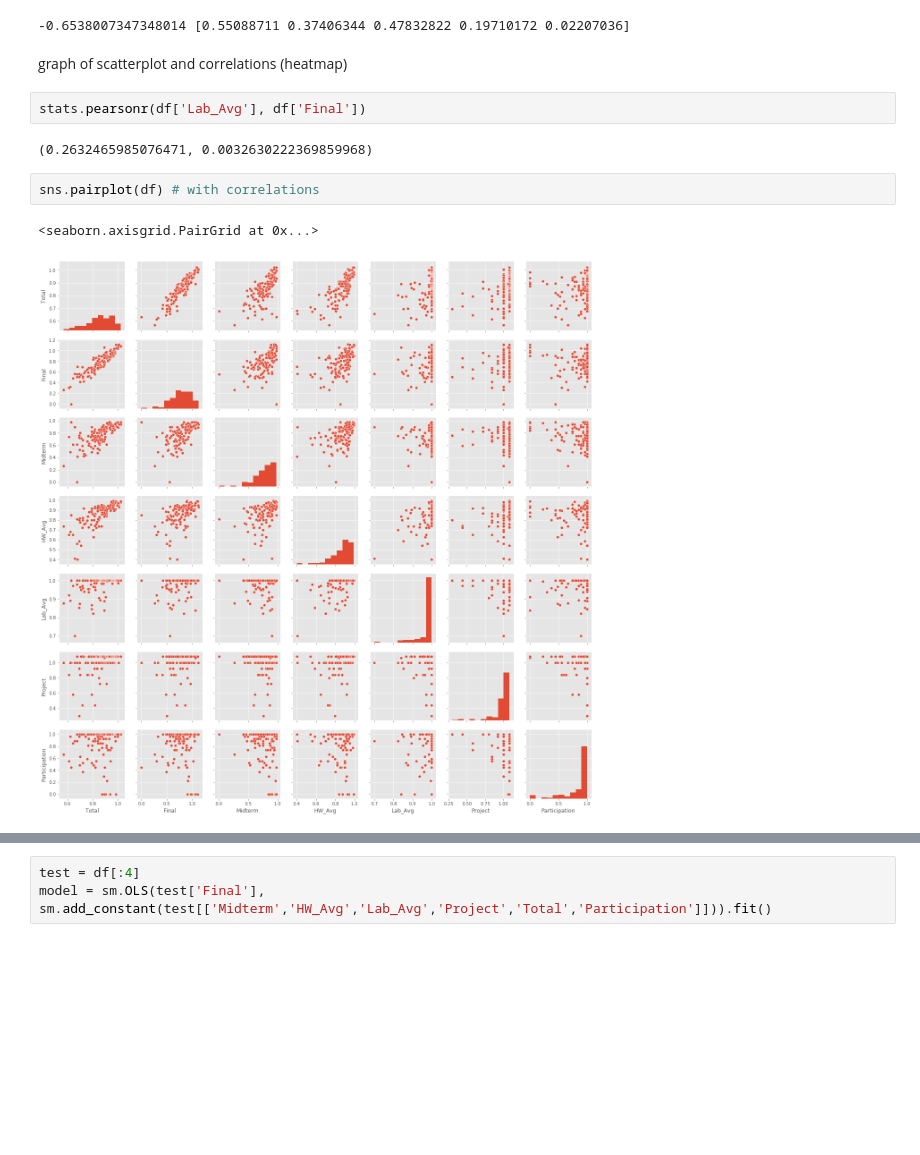
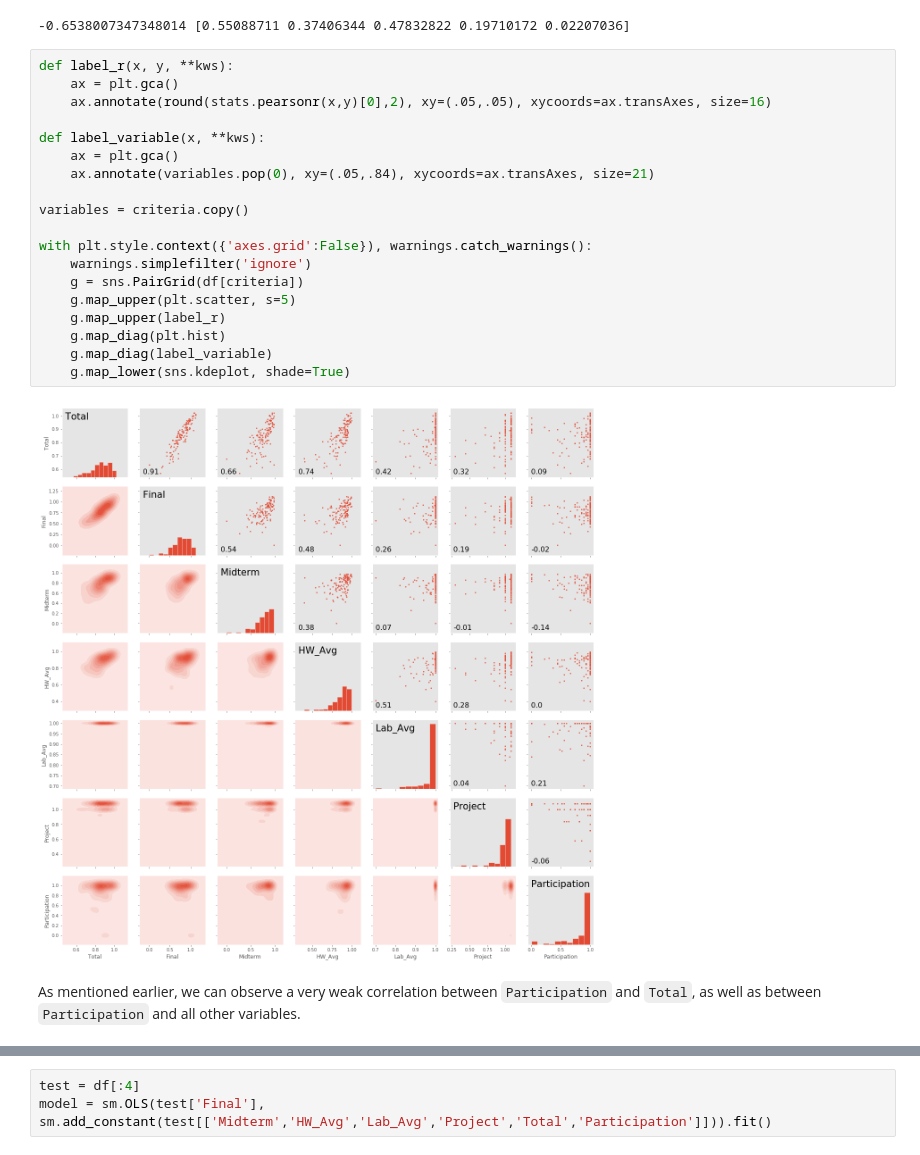
Before and after one commit to dleestat/grades, a Jupyter notebook: Grades.ipynb, the cells around one changed output, grey strips where cells are left out. Drawn from its saved outputs; the diff is of its cells as text; blank space fills up the shorter version.

```diff
--- a/Grades.ipynb
+++ b/Grades.ipynb
@@ -512,17 +518,29 @@ results = model.fit(X, y)
 print(model.intercept_, model.coef_)
 # %% [output]
 -0.6538007347348014 [0.55088711 0.37406344 0.47832822 0.19710172 0.02207036]
-# %% [markdown]
-graph of scatterplot and correlations (heatmap)
-# %%
-stats.pearsonr(df['Lab_Avg'], df['Final'])
-# %% [output]
-(0.2632465985076471, 0.0032630222369859968)
-# %%
-sns.pairplot(df) # with correlations
-# %% [output]
-<seaborn.axisgrid.PairGrid at 0x...>
-[figure, removed]
+# %%
+def label_r(x, y, **kws):
+    ax = plt.gca()
+    ax.annotate(round(stats.pearsonr(x,y)[0],2), xy=(.05,.05), xycoords=ax.transAxes, size=16)
+
+def label_variable(x, **kws):
+    ax = plt.gca()
+    ax.annotate(variables.pop(0), xy=(.05,.84), xycoords=ax.transAxes, size=21)
+
+variables = criteria.copy()
+
+with plt.style.context({'axes.grid':False}), warnings.catch_warnings():
+    warnings.simplefilter('ignore')
+    g = sns.PairGrid(df[criteria])
+    g.map_upper(plt.scatter, s=5)
+    g.map_upper(label_r)
+    g.map_diag(plt.hist)
+    g.map_diag(label_variable)
+    g.map_lower(sns.kdeplot, shade=True)
+# %% [output]
+[figure, added]
+# %% [markdown]
+As mentioned earlier, we can observe a very weak correlation between `Participation` and `Total`, as well as between `Participation` and all other variables.
 # %%
 sm.OLS(df['Final'], sm.add_constant(df[['Midterm','HW_Avg','Lab_Avg','Project']])).fit().summary()
 # %% [output]
```
Also changed, not shown: parts of 19 cells of this notebook.
